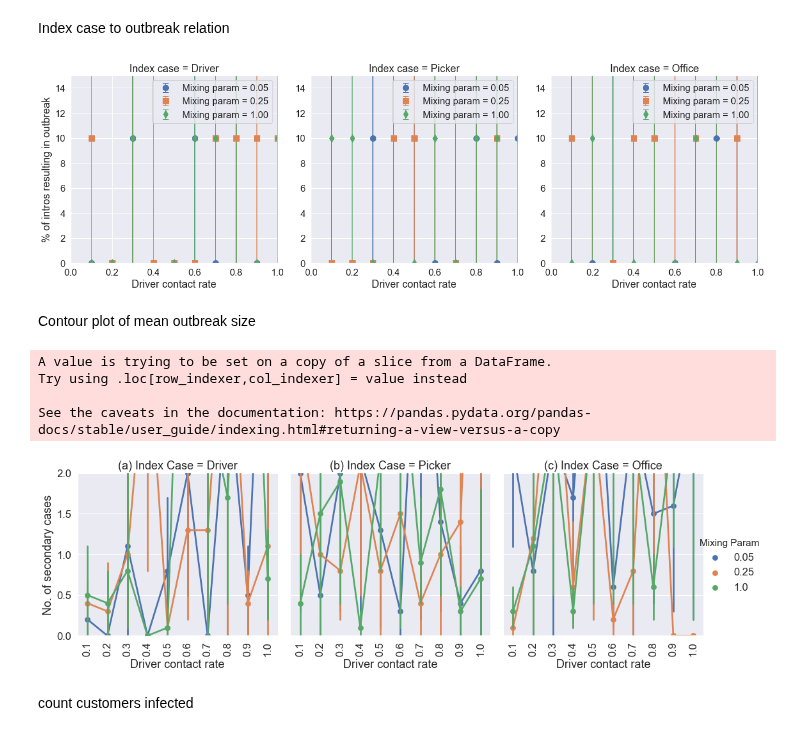
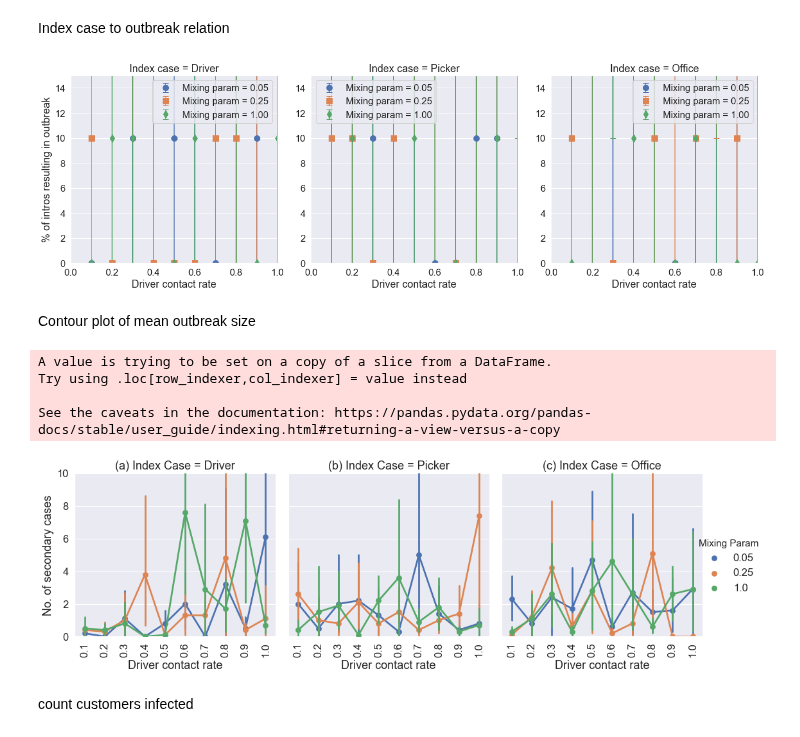
Before and after one commit to CarlWhitfield/Workplace_delivery_transmission, a Jupyter notebook: Network_workplace_model/Debugging/plot_param_sweeps.ipynb, the cells around one changed output. Cells and saved outputs as stored; diff of their text form; code cells hidden in the pictures.

```diff
--- a/Network_workplace_model/Debugging/plot_param_sweeps.ipynb
+++ b/Network_workplace_model/Debugging/plot_param_sweeps.ipynb
@@ -30,8 +45,6 @@ poisson_uppci = np.zeros((len(TD),len(Phi),len(II)))
 a_outbreak5 = np.zeros((len(TD),len(Phi),len(II)))
 poisson_lowci_5 = np.zeros((len(TD),len(Phi),len(II)))
 poisson_uppci_5 = np.zeros((len(TD),len(Phi),len(II)))
-
-
 
 dfall = df.loc[lambda df: (df['Group'] == 'All')]
 for (i,td) in enumerate(TD):
@@ -47,7 +60,7 @@ for (i,td) in enumerate(TD):
             poisson_lowci[i,j,k] = qlh/len(dfijk)
             poisson_uppci[i,j,k] = quh/len(dfijk)
 
-            nh = np.sum(dfijk['FracRecovered'] > 5/dfijk['NStaff'])
+            nh = np.sum(dfijk['FracRecovered'] > 0.05)
             qlh = stats.poisson.ppf(0.025,nh)
             quh = stats.poisson.ppf(0.975,nh)
             poisson_lowci_5[i,j,k] = qlh/len(dfijk)
@@ -75,29 +88,29 @@ ax[0].set_ylabel('% of intros resulting in outbreak')
 fig.tight_layout()
 fig.savefig('param_sweep_outbreak_probability.png')
 # %% [output]
-[figure, old version]
+[figure, new version]
 # %% [markdown]
 Contour plot of mean outbreak size
 # %%
 dfphi =  dfall.loc[lambda df: ((df['phi'] == 0.05) | (df['phi'] == 0.25) | (df['phi'] == 1.0))]
 dfphi['Ninfected'] = (dfphi.loc[:,'FracRecovered']*dfphi.loc[:,'NStaff'] - 1)
 
 sp = sns.catplot(x='tD',y='Ninfected', hue='phi',col='InfInit',data=dfphi,kind='point')
-sp.set(ylim=(0,2),xlabel='Driver contact rate')
+sp.set(ylim=(0,10),xlabel='Driver contact rate')
 axes = sp.axes.flatten()
 axes[0].set_ylabel('No. of secondary cases')
 lab = ['a','b','c']
 for i in range(3):
     axes[i].set_title('(%s) Index Case = %s'%(lab[i],job[i]))
 sp._legend.set_title('Mixing Param')
 sp.set_xticklabels(rotation=90)
 sp.savefig('Secondary_infections.png')
 # %% [output]
 A value is trying to be set on a copy of a slice from a DataFrame.
 Try using .loc[row_indexer,col_indexer] = value instead
 
 See the caveats in the documentation: https://pandas.pydata.org/pandas-docs/stable/user_guide/indexing.html#returning-a-view-versus-a-copy
-[figure, old version]
+[figure, new version]
 # %% [markdown]
 count customers infected
 # %%
```
Also changed, not shown: parts of 11 cells of this notebook, 17 other files.
